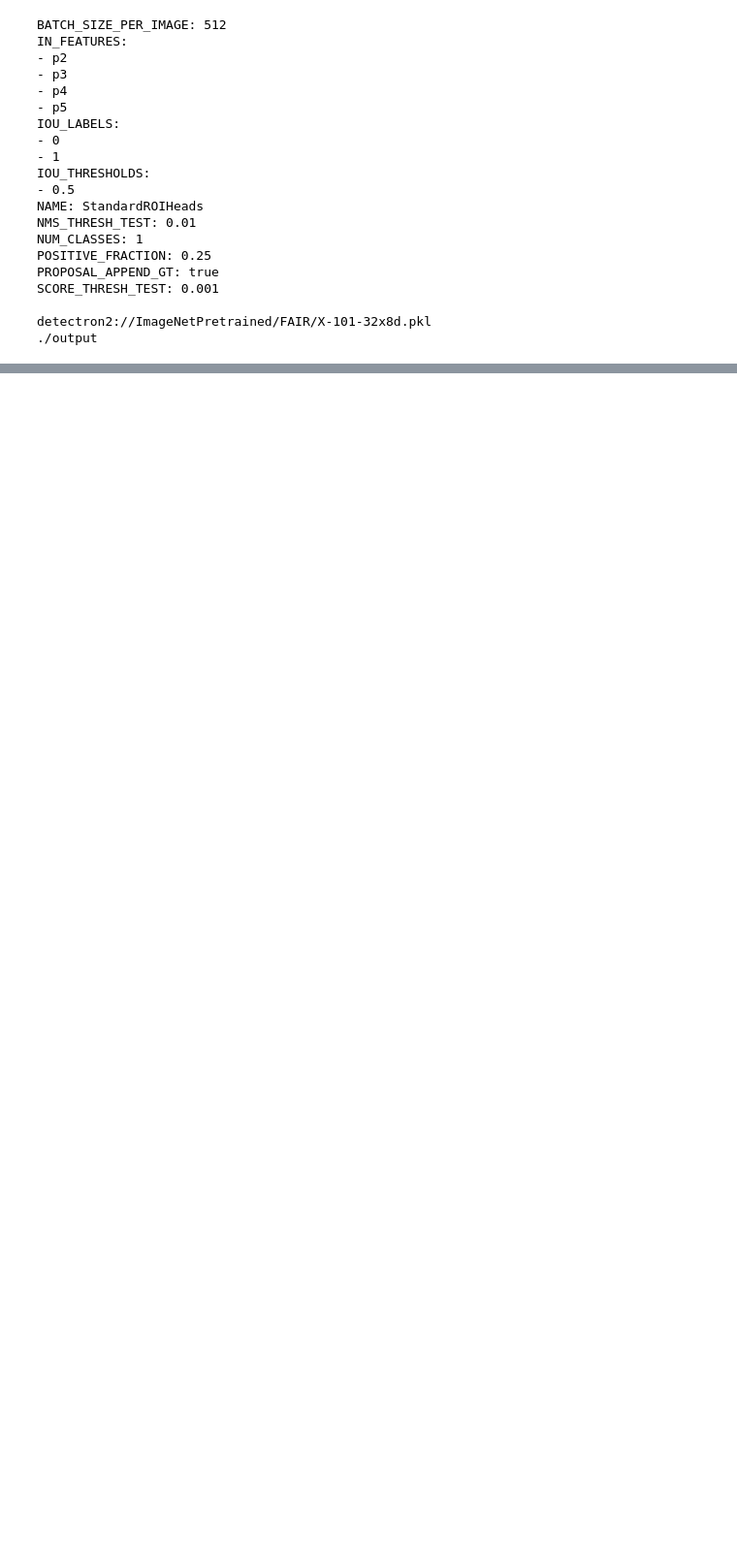
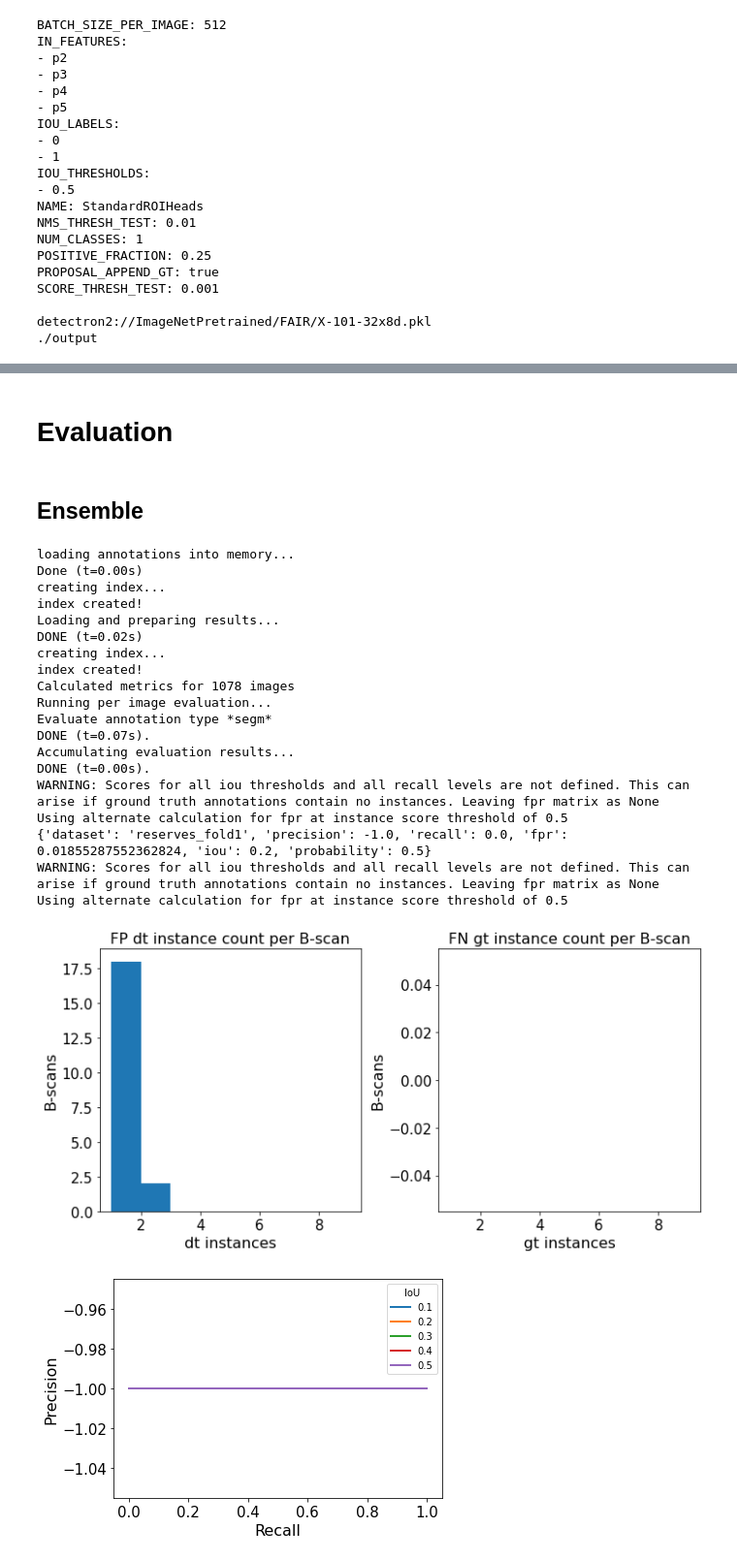
Before and after one commit to uw-biomedical-ml/detectron2-rpd-yb, a Jupyter notebook: runEnsemble.ipynb, the cells around one changed output, grey strips where cells are left out. Shown at 97% size. Saved outputs shown, nothing was run; the diff lists cells and outputs as text; code cells hidden in the pictures; blank space fills up the shorter version.

Commit message:
Evaluated on non-RPD reserves. With and without annotations. Able to evaluate fpr with no instances."

```diff
--- a/runEnsemble.ipynb
+++ b/runEnsemble.ipynb
@@ -1,13 +1,17 @@
 # %%
 import shutil, os
+os.environ["CUDA_DEVICE_ORDER"]="PCI_BUS_ID"
+os.environ["CUDA_VISIBLE_DEVICES"] = "5"
 import matplotlib.pyplot as plt
 import numpy as np
 import detectron2
 from detectron2.data import DatasetCatalog,MetadataCatalog
 from plain_train_net import grab_dataset
 
+
+
 reprocess_results=True
-dataset_name = "dev"
+dataset_name = "reserves_fold1"
 dpi=120
 # %%
 #predict
@@ -80,6 +56,0 @@ len(myeval._predictions) # of images
-# %%
-
-import json
-with open("output_"+ dataset_name + "/"+grp+"/coco_instances_results.json") as f:
-    preds = json.load(f)
-preds[1]
@@ -328,10 +56,0 @@ dfpts.style.format('{:.0f}').set_table_styles(styles).set_table_attributes('styl
-# %%
-import json, os
-import pandas as pd
-mydicts=[]
-for name in ['fold1','fold2','fold3','fold4','fold5']:
-    with open(os.path.join('output_valid_'+name,'results','scalar_dict_'+name+'.json')) as f:
-        mydicts.append(json.load(f))
-dfr = pd.DataFrame(mydicts)
-pd.set_option('display.precision',2)
-dfr.style.set_table_styles(styles).set_table_attributes('style="font-size: 17px"')
@@ -344,0 +92,45 @@ dfr.style.set_table_styles(styles).set_table_attributes('style="font-size: 17px"
+# %% [markdown]
+# Evaluation
+# %% [markdown]
+## Ensemble
+# %%
+from plain_train_net import EvaluateClass,CreatePlotsRPD
+import json
+#evaluate ensemble
+myeval = EvaluateClass(
+    dataset_name, "output_"+ dataset_name,iou_thresh = .2,prob_thresh=0.5,evalsuper=False)
+myeval.evaluate()
+%precision 3
+print(myeval.summarize_scalars())
+with open(os.path.join("output_"+ dataset_name,'scalar_dict.json'),"w") as outfile:
+    json.dump(obj=myeval.summarize_scalars(),fp=outfile)
+num_images = myeval.num_images
+myeval.plot_PRcurve()
+plt.tight_layout()
+myeval.plot_recall_vs_prob()
+plt.tight_layout()
+
+RPDplt = CreatePlotsRPD.initfromcoco(myeval.mycoco,myeval.prob_thresh)
+RPDplt.gt_dt_FP_FN_count()
+# %% [output]
+loading annotations into memory...
+Done (t=0.00s)
+creating index...
+index created!
+Loading and preparing results...
+DONE (t=0.02s)
+creating index...
+index created!
+Calculated metrics for 1078 images
+Running per image evaluation...
+Evaluate annotation type *segm*
+DONE (t=0.07s).
+Accumulating evaluation results...
+DONE (t=0.00s).
+WARNING: Scores for all iou thresholds and all recall levels are not defined. This can arise if ground truth annotations contain no instances. Leaving fpr matrix as None
+Using alternate calculation for fpr at instance score threshold of 0.5
+{'dataset': 'reserves_fold1', 'precision': -1.0, 'recall': 0.0, 'fpr': 0.01855287552362824, 'iou': 0.2, 'probability': 0.5}
+WARNING: Scores for all iou thresholds and all recall levels are not defined. This can arise if ground truth annotations contain no instances. Leaving fpr matrix as None
+Using alternate calculation for fpr at instance score threshold of 0.5
+[figure, added]
+[figure, added]
```
Also changed, not shown: parts of 36 cells of this notebook, 3 other files.
